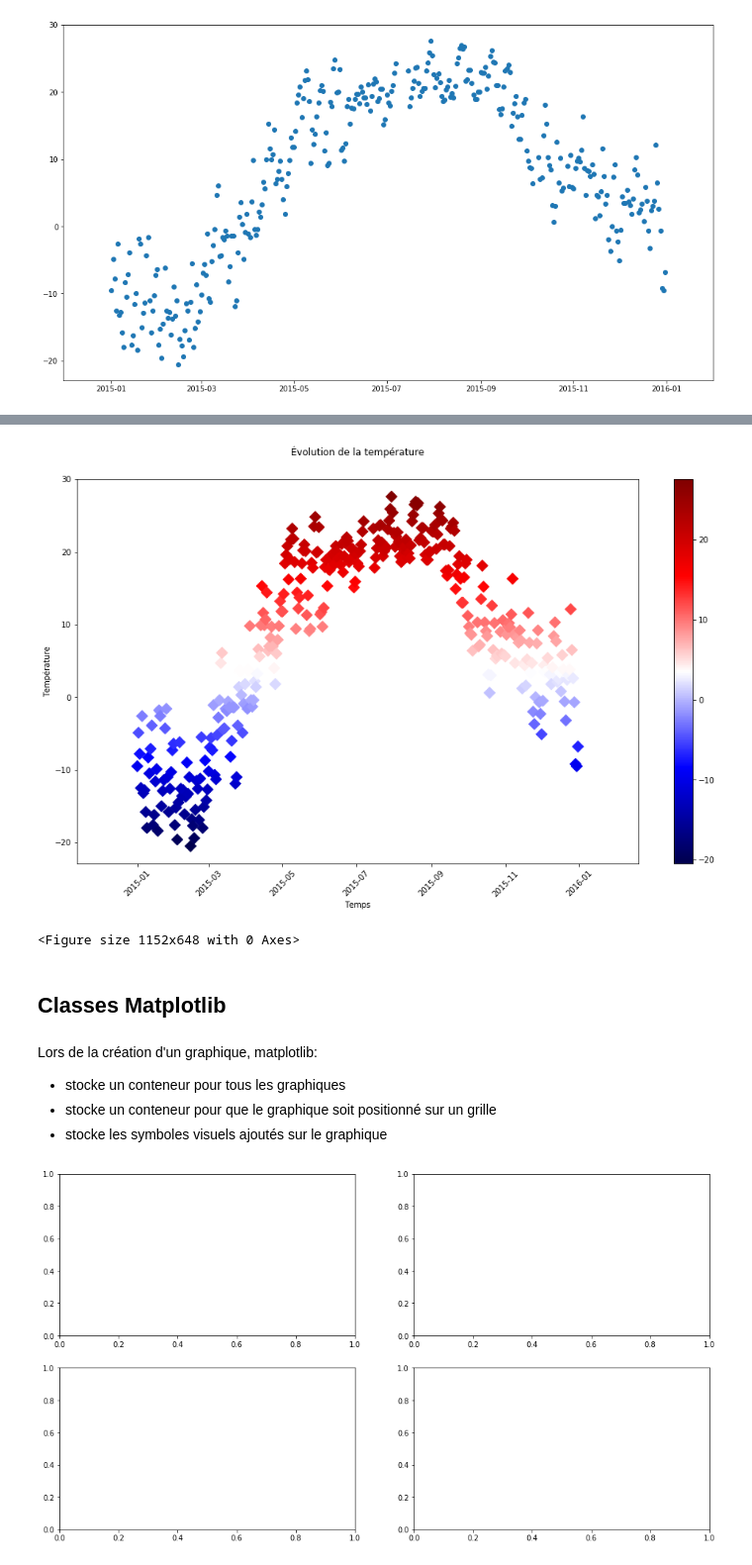
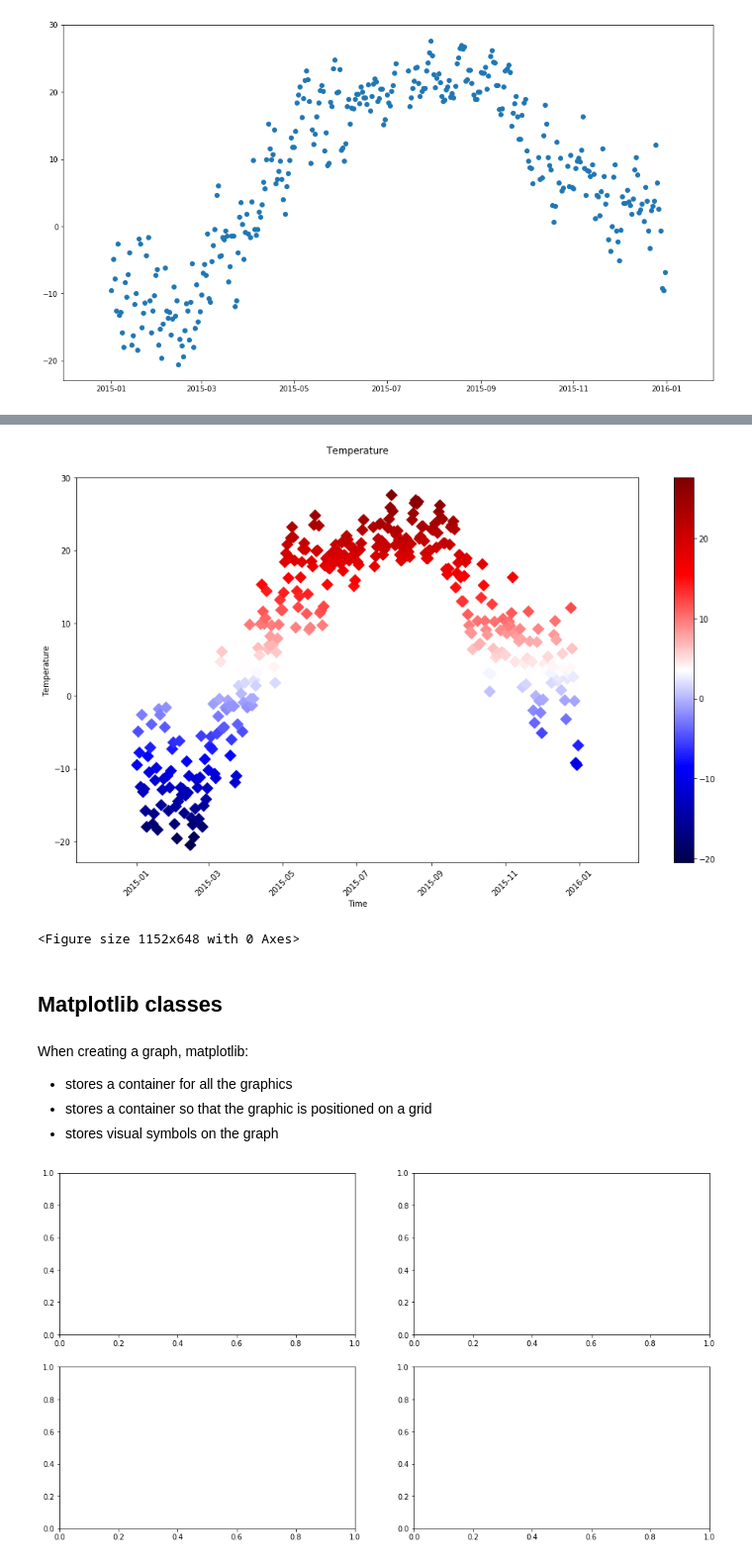
Before and after one commit to guimeto/Python_Training_September, a Jupyter notebook: Part1/8-Visualisation_Matplotlib.ipynb, the cells around one changed output, grey strips where cells are left out. Shown at 99% size. Drawn from its saved outputs; the diff is of its cells as text; code cells hidden in the pictures.

```diff
--- a/Part1/8-Visualisation_Matplotlib.ipynb
+++ b/Part1/8-Visualisation_Matplotlib.ipynb
@@ -121,23 +120,18 @@ plt.show()
 # %%
 plt.rcParams["figure.figsize"]=[16,9]
 plt.scatter(year_to_plot.index,year_to_plot['Temperature moyenne'], c=list(year_to_plot['Temperature moyenne']),
             cmap="seismic",
             marker="D",
             s=100)
-plt.xlabel("Temps")
-plt.ylabel("Température")
-plt.title("Évolution de la température", y=1.05)
+plt.xlabel("Time")
+plt.ylabel("Temperature")
+plt.title("Temperature", y=1.05)
 plt.colorbar()
 plt.xticks(rotation=45)
 plt.show()
-plt.savefig("data/mon_graphique.png", bbox_inches="tight")   # bbox_inches= : option qui permet de propostionner le graphique lors de l'enregistrement
+plt.savefig("data/my_graph.png", bbox_inches="tight")
 # %% [output]
-[figure, old version]
+[figure, new version]
 <Figure size 1152x648 with 0 Axes>
 # %% [markdown]
-## Classes Matplotlib
+##  Matplotlib classes
-# %% [markdown]
-Lors de la création d'un graphique, matplotlib:
-- stocke un conteneur pour tous les graphiques
-- stocke un conteneur pour que le graphique soit positionné sur un grille
-- stocke les symboles visuels ajoutés sur le graphique
@@ -146,2 +138,8 @@ Lors de la création d'un graphique, matplotlib:
+# %% [markdown]
+
+When creating a graph, matplotlib:
+- stores a container for all the graphics
+- stores a container so that the graphic is positioned on a grid
+- stores visual symbols on the graph
 # %%
 fig = plt.figure()
```
Also changed, not shown: parts of 31 cells of this notebook, 2 other files.
